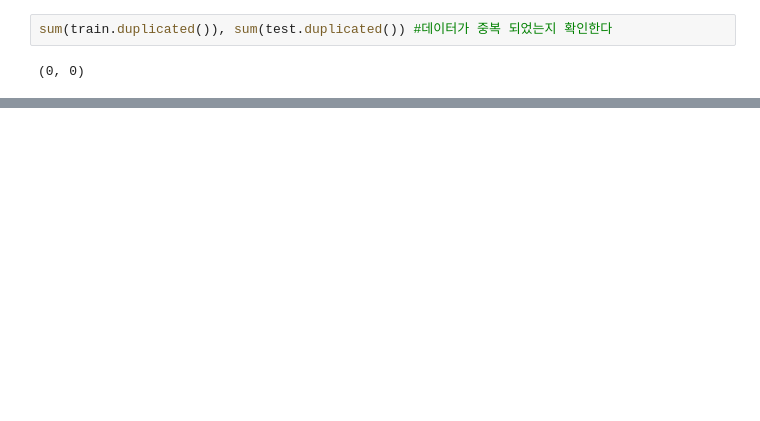
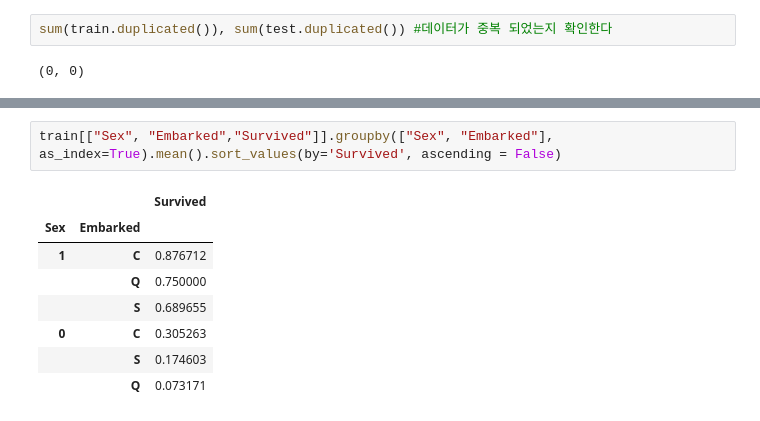
Before and after one commit to kbs1027/Kaggle, a Jupyter notebook: titanic/titanic.ipynb, the cells around one changed output, grey strips where cells are left out. Drawn from its saved outputs; the diff is of its cells as text; blank space fills up the shorter version.

```diff
--- a/titanic/titanic.ipynb
+++ b/titanic/titanic.ipynb
@@ -116,0 +210,11 @@ sns.boxplot(x = train["Sex"], y = train["Survived"])
+# %%
+train[["Sex", "Embarked","Survived"]].groupby(["Sex", "Embarked"], as_index=True).mean().sort_values(by='Survived', ascending = False)
+# %% [output]
+|  |  | Survived |
+| Sex | Embarked |  |
+| 1 | C | 0.876712 |
+|  | Q | 0.750000 |
+|  | S | 0.689655 |
+| 0 | C | 0.305263 |
+|  | S | 0.174603 |
+|  | Q | 0.073171 |
```
Also changed, not shown: parts of 20 cells of this notebook.
